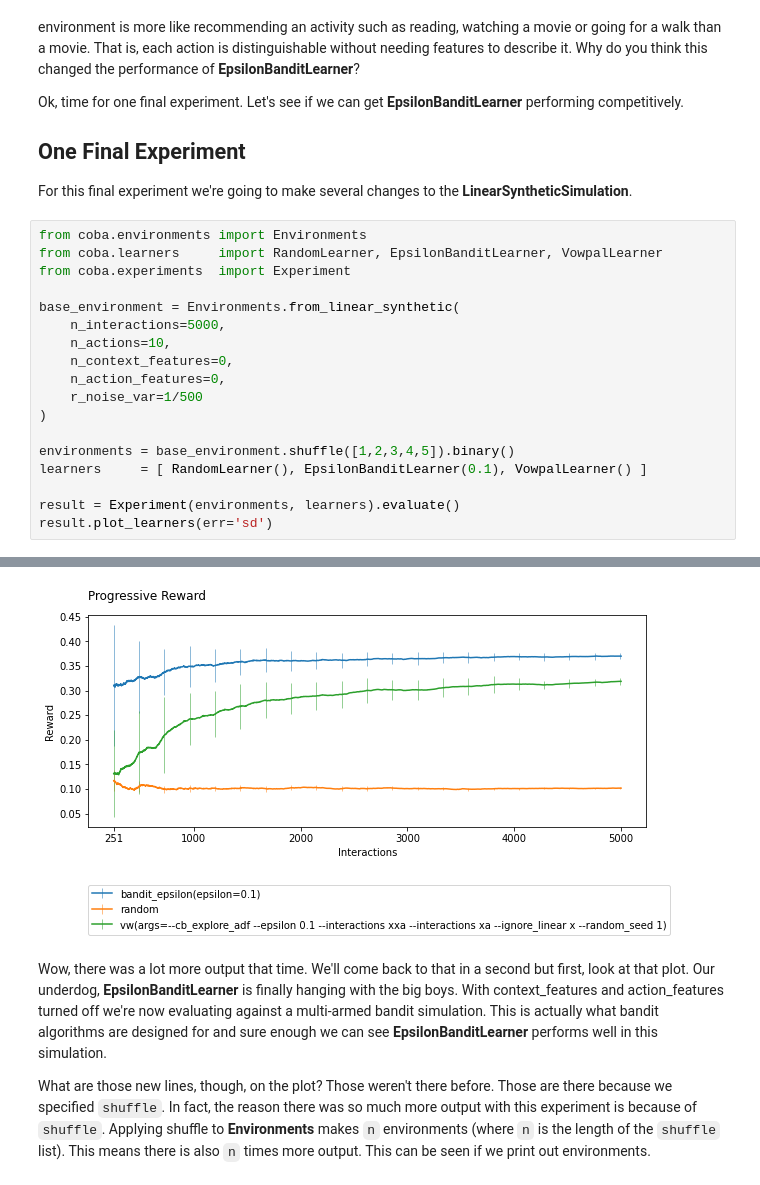
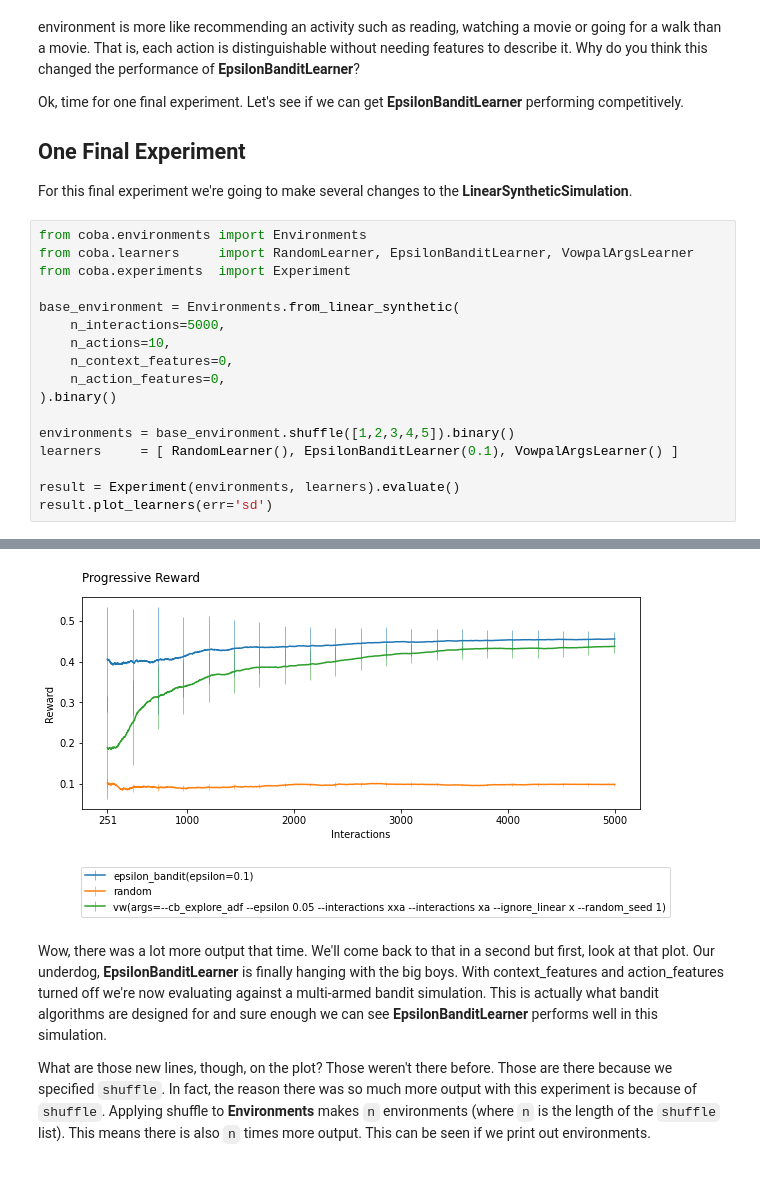
Before and after one commit to VowpalWabbit/coba, a Jupyter notebook: examples/notebooks/First Experiment.ipynb, the cells around one changed output, grey strips where cells are left out. Cells and saved outputs as stored; diff of their text form.

```diff
--- a/examples/notebooks/First Experiment.ipynb
+++ b/examples/notebooks/First Experiment.ipynb
@@ -91,7 +91,7 @@ Ok, time for one final experiment. Let's see if we can get **EpsilonBanditLearne
 For this final experiment we're going to make several changes to the **LinearSyntheticSimulation**.
 # %%
 from coba.environments import Environments
-from coba.learners     import RandomLearner, EpsilonBanditLearner, VowpalLearner
+from coba.learners     import RandomLearner, EpsilonBanditLearner, VowpalArgsLearner
 from coba.experiments  import Experiment
 
 base_environment = Environments.from_linear_synthetic(
@@ -99,11 +99,10 @@ base_environment = Environments.from_linear_synthetic(
     n_actions=10,
     n_context_features=0,
     n_action_features=0,
-    r_noise_var=1/500
-)
+).binary()
 
 environments = base_environment.shuffle([1,2,3,4,5]).binary()
-learners     = [ RandomLearner(), EpsilonBanditLearner(0.1), VowpalLearner() ]
+learners     = [ RandomLearner(), EpsilonBanditLearner(0.1), VowpalArgsLearner() ]
 
 result = Experiment(environments, learners).evaluate()
 result.plot_learners(err='sd')
@@ -128,4 +127,4 @@ result.plot_learners(err='sd')
-[figure, old version]
+[figure, new version]
 # %% [markdown]
 Wow, there was a lot more output that time. We'll come back to that in a second but first, look at that plot. Our underdog, **EpsilonBanditLearner** is finally hanging with the big boys. With context_features and action_features turned off we're now evaluating against a multi-armed bandit simulation. This is actually what bandit algorithms are designed for and sure enough we can see **EpsilonBanditLearner** performs well in this simulation.
 
```
Also changed, not shown: parts of 5 cells of this notebook, 7 other files.
